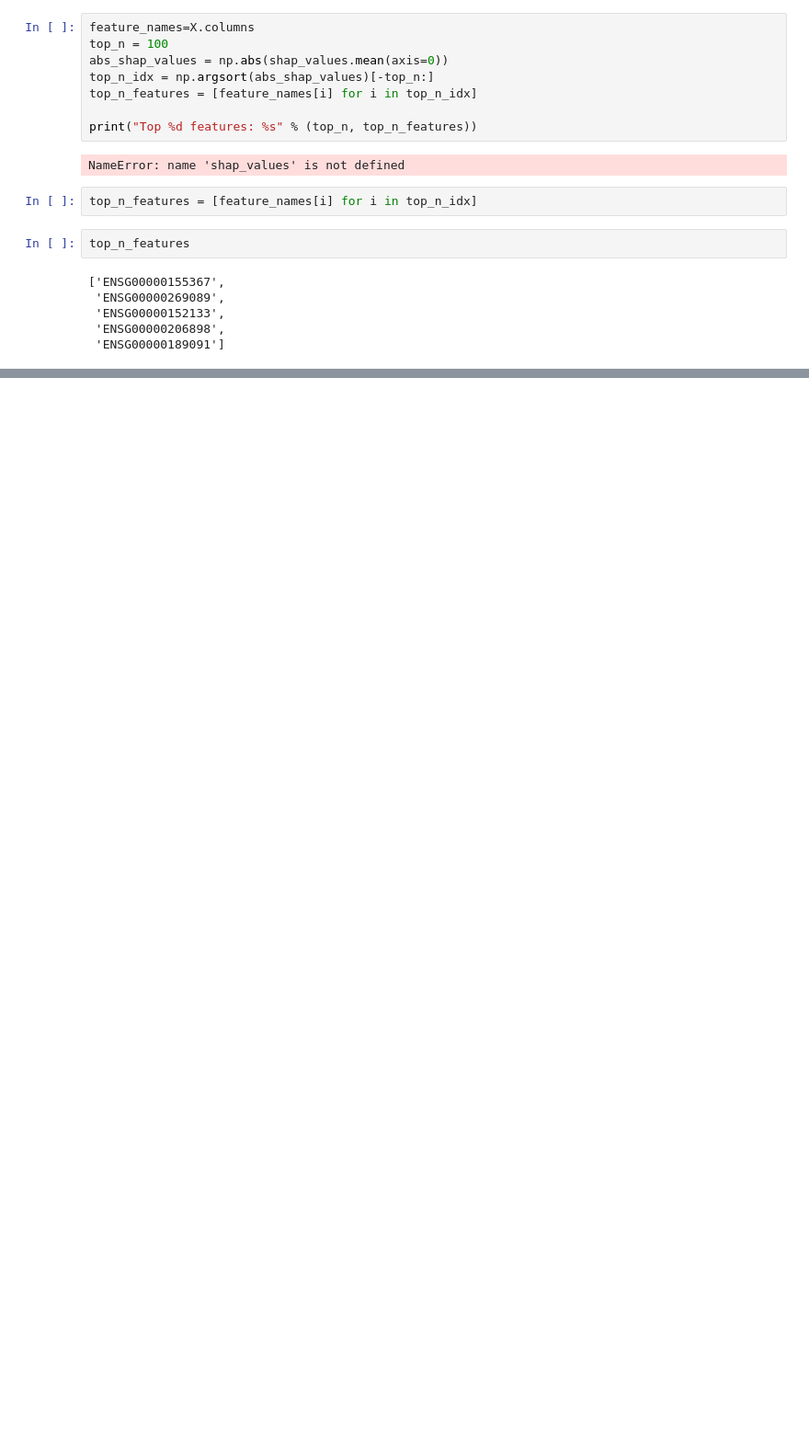
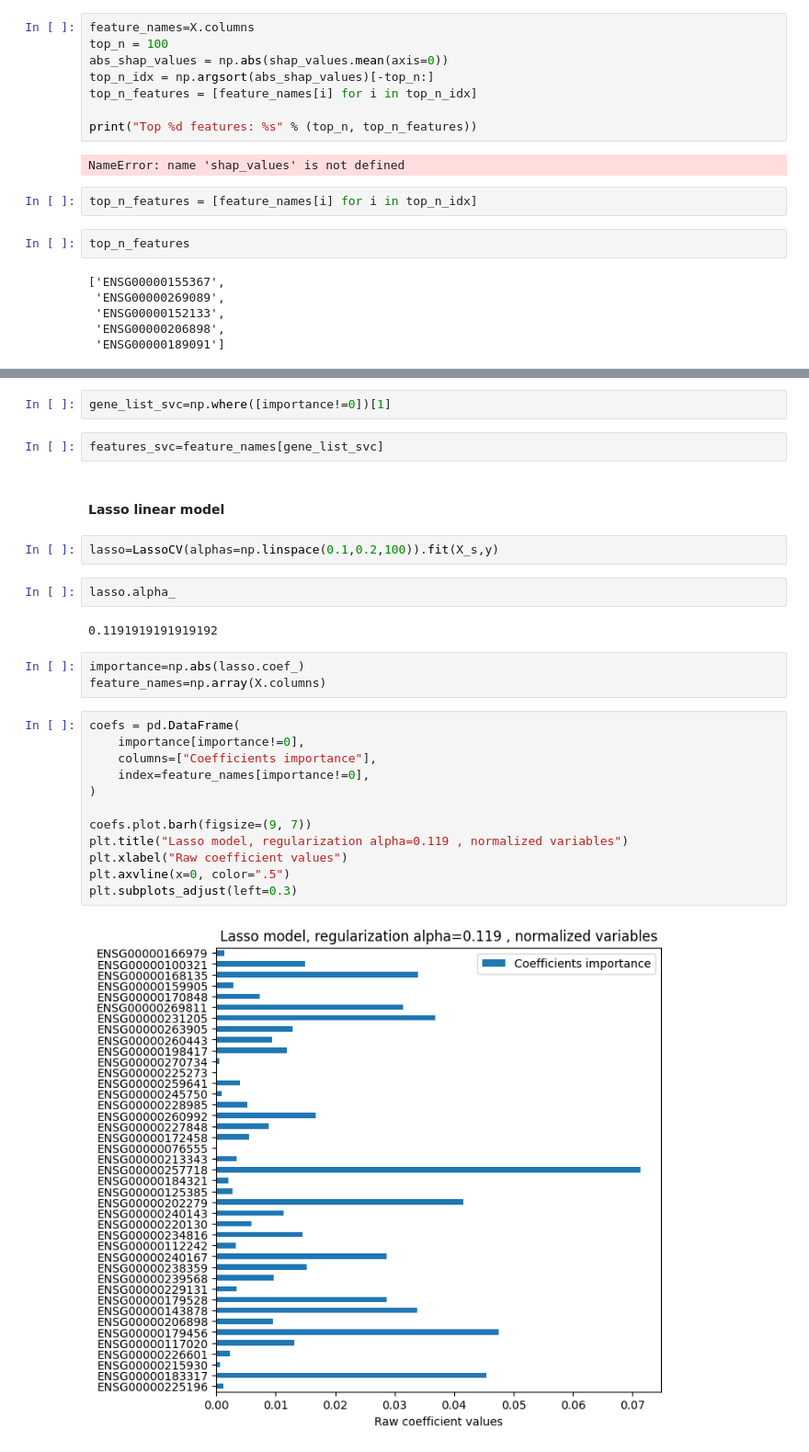
Before and after one commit to Syrinechen/Myeloma-project-draft, a Jupyter notebook: feature_extraction.ipynb, the cells around one changed output, grey strips where cells are left out. Shown at 92% size. Drawn from its saved outputs; the diff is of its cells as text; blank space fills up the shorter version.

```diff
--- a/feature_extraction.ipynb
+++ b/feature_extraction.ipynb
@@ -66,0 +102,29 @@ top_n_features
+# %%
+gene_list_svc=np.where([importance!=0])[1]
+# %%
+features_svc=feature_names[gene_list_svc]
+# %% [markdown]
+#### Lasso linear model
+# %%
+lasso=LassoCV(alphas=np.linspace(0.1,0.2,100)).fit(X_s,y)
+# %%
+lasso.alpha_
+# %% [output]
+0.1191919191919192
+# %%
+importance=np.abs(lasso.coef_)
+feature_names=np.array(X.columns)
+# %%
+coefs = pd.DataFrame(
+    importance[importance!=0],
+    columns=["Coefficients importance"],
+    index=feature_names[importance!=0],
+)
+
+coefs.plot.barh(figsize=(9, 7))
+plt.title("Lasso model, regularization alpha=0.119 , normalized variables")
+plt.xlabel("Raw coefficient values")
+plt.axvline(x=0, color=".5")
+plt.subplots_adjust(left=0.3)
+# %% [output]
+[figure, added]
```
Also changed, not shown: parts of 19 cells of this notebook, 2 other files.
